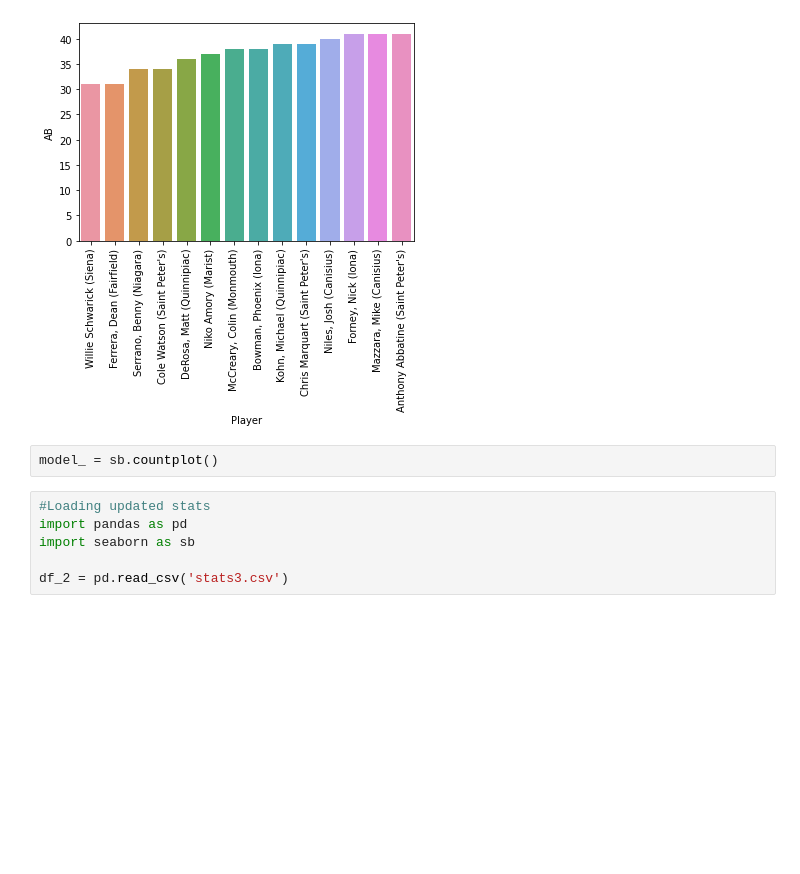
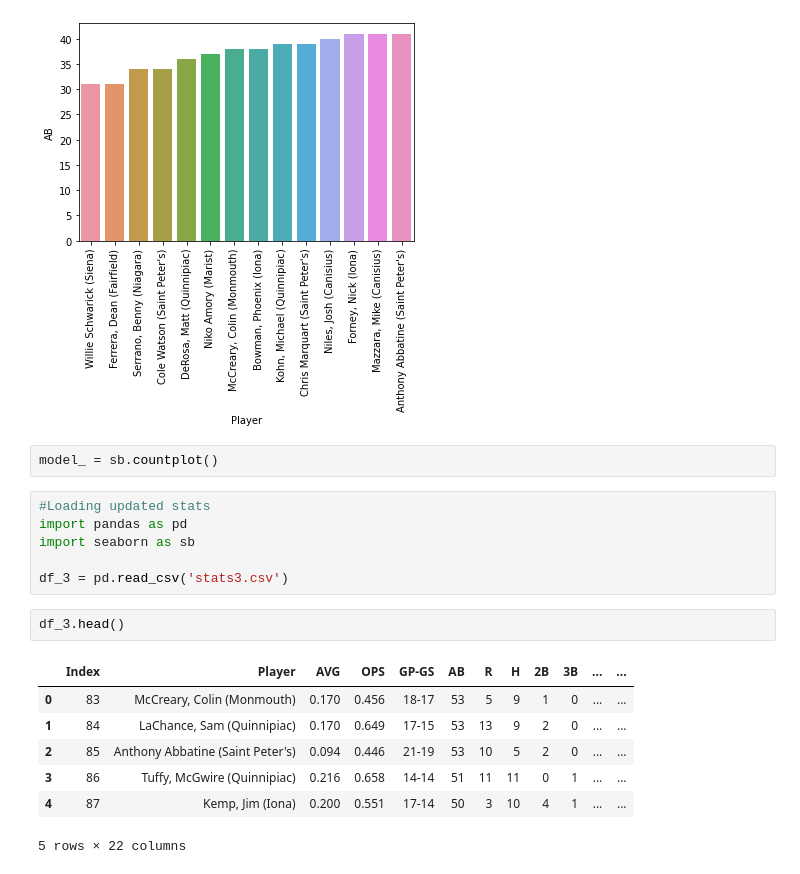
Before and after one commit to MicahlDeRosa/Baseball_stats, a Jupyter notebook: Untitled-1.ipynb, the cells around one changed output. Drawn from its saved outputs; the diff is of its cells as text; blank space fills up the shorter version.

Commit message:
looking at basic tables to better understand the data

```diff
--- a/Untitled-1.ipynb
+++ b/Untitled-1.ipynb
@@ -179,4 +181,14 @@ model_ = sb.countplot()
 import pandas as pd
 import seaborn as sb
 
-df_2 = pd.read_csv('stats3.csv')
+df_3 = pd.read_csv('stats3.csv')
+# %%
+df_3.head()
+# %% [output]
+|  | Index | Player | AVG | OPS | GP-GS | AB | R | H | 2B | 3B | ... | ... |
+| 0 | 83 | McCreary, Colin (Monmouth) | 0.170 | 0.456 | 18-17 | 53 | 5 | 9 | 1 | 0 | ... | ... |
+| 1 | 84 | LaChance, Sam (Quinnipiac) | 0.170 | 0.649 | 17-15 | 53 | 13 | 9 | 2 | 0 | ... | ... |
+| 2 | 85 | Anthony Abbatine (Saint Peter's) | 0.094 | 0.446 | 21-19 | 53 | 10 | 5 | 2 | 0 | ... | ... |
+| 3 | 86 | Tuffy, McGwire (Quinnipiac) | 0.216 | 0.658 | 14-14 | 51 | 11 | 11 | 0 | 1 | ... | ... |
+| 4 | 87 | Kemp, Jim (Iona) | 0.200 | 0.551 | 17-14 | 50 | 3 | 10 | 4 | 1 | ... | ... |
+5 rows × 22 columns
```
Also changed, not shown: parts of 5 cells of this notebook, 1 other file.
